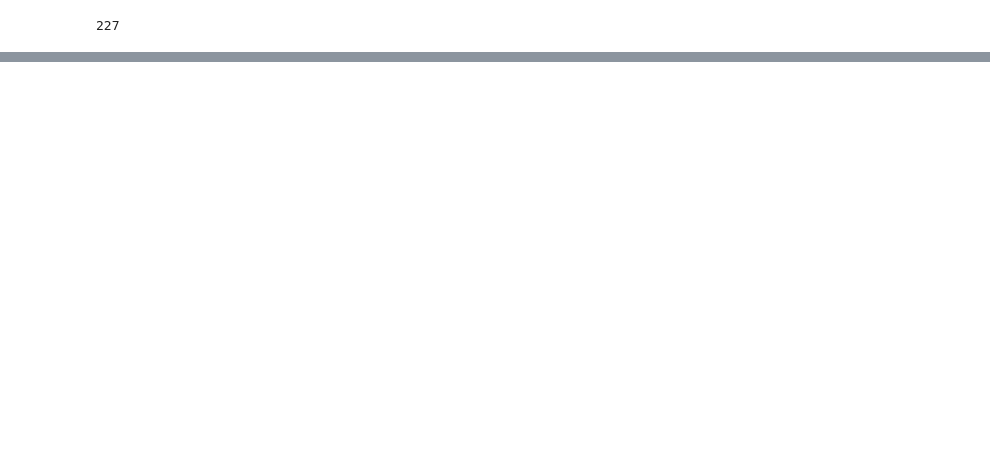
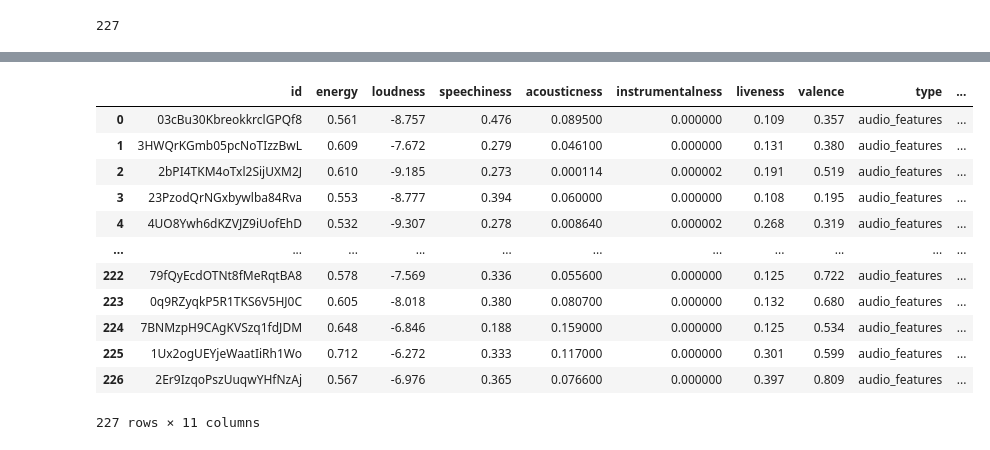
Before and after one commit to ConnorCallahan01/CSCI182, a Jupyter notebook: FinalProject/FinalProject.ipynb, the cells around one changed output, grey strips where cells are left out. Saved outputs shown, nothing was run; the diff lists cells and outputs as text; code cells hidden in the pictures; blank space fills up the shorter version.

```diff
--- a/FinalProject/FinalProject.ipynb
+++ b/FinalProject/FinalProject.ipynb
@@ -617,0 +653,15 @@ NameError: name 'album_song_fts_df' is not defined
+# %%
+# Next, we put those lists into a dataframe
+
+similar_data_df = pd.DataFrame(columns=['similar_loudness', 'similar_acousticness', 'similar_energy'])
+similar_data_df['similar_loudness'] = similar_loudness
+similar_data_df['similar_acousticness'] = similar_acousticness
+similar_data_df['similar_energy'] = similar_energy
+# %%
+# The purpose of putting them into a data frame was so we could sum the values of each one and if each song fell in the similar range, the sum value would be 3 so we know that that song had similar acousticness, energy, and loudness
+#   --> as the top songs of the user
+
+similar_data_df = similar_data_df.transpose()
+similar_totals = []
+for i in similar_data_df:
+    similar_totals.append(sum(similar_data_df[i]))
@@ -617,0 +682,26 @@ NameError: name 'album_song_fts_df' is not defined
+# %%
+# This block of code adds that list of recommend value to the original dataframe.
+
+album_song_fts_df['Recommend_Value'] = similar_totals
+final_recommended_dataFrame = album_song_fts_df
+del final_recommended_dataFrame['danceability']
+del final_recommended_dataFrame['key']
+del final_recommended_dataFrame['mode']
+del final_recommended_dataFrame['duration_ms']
+del final_recommended_dataFrame['time_signature']
+del final_recommended_dataFrame['tempo']
+final_recommended_dataFrame
+# %% [output]
+|  | id | energy | loudness | speechiness | acousticness | instrumentalness | liveness | valence | type | ... |
+| 0 | 03cBu30KbreokkrclGPQf8 | 0.561 | -8.757 | 0.476 | 0.089500 | 0.000000 | 0.109 | 0.357 | audio_features | ... |
+| 1 | 3HWQrKGmb05pcNoTIzzBwL | 0.609 | -7.672 | 0.279 | 0.046100 | 0.000000 | 0.131 | 0.380 | audio_features | ... |
+| 2 | 2bPI4TKM4oTxl2SijUXM2J | 0.610 | -9.185 | 0.273 | 0.000114 | 0.000002 | 0.191 | 0.519 | audio_features | ... |
+| 3 | 23PzodQrNGxbywlba84Rva | 0.553 | -8.777 | 0.394 | 0.060000 | 0.000000 | 0.108 | 0.195 | audio_features | ... |
+| 4 | 4UO8Ywh6dKZVJZ9iUofEhD | 0.532 | -9.307 | 0.278 | 0.008640 | 0.000002 | 0.268 | 0.319 | audio_features | ... |
+| ... | ... | ... | ... | ... | ... | ... | ... | ... | ... | ... |
+| 222 | 79fQyEcdOTNt8fMeRqtBA8 | 0.578 | -7.569 | 0.336 | 0.055600 | 0.000000 | 0.125 | 0.722 | audio_features | ... |
+| 223 | 0q9RZyqkP5R1TKS6V5HJ0C | 0.605 | -8.018 | 0.380 | 0.080700 | 0.000000 | 0.132 | 0.680 | audio_features | ... |
+| 224 | 7BNMzpH9CAgKVSzq1fdJDM | 0.648 | -6.846 | 0.188 | 0.159000 | 0.000000 | 0.125 | 0.534 | audio_features | ... |
+| 225 | 1Ux2ogUEYjeWaatIiRh1Wo | 0.712 | -6.272 | 0.333 | 0.117000 | 0.000000 | 0.301 | 0.599 | audio_features | ... |
+| 226 | 2Er9IzqoPszUuqwYHfNzAj | 0.567 | -6.976 | 0.365 | 0.076600 | 0.000000 | 0.397 | 0.809 | audio_features | ... |
+227 rows × 11 columns
```
Also changed, not shown: parts of 25 cells of this notebook, 2 other files.
